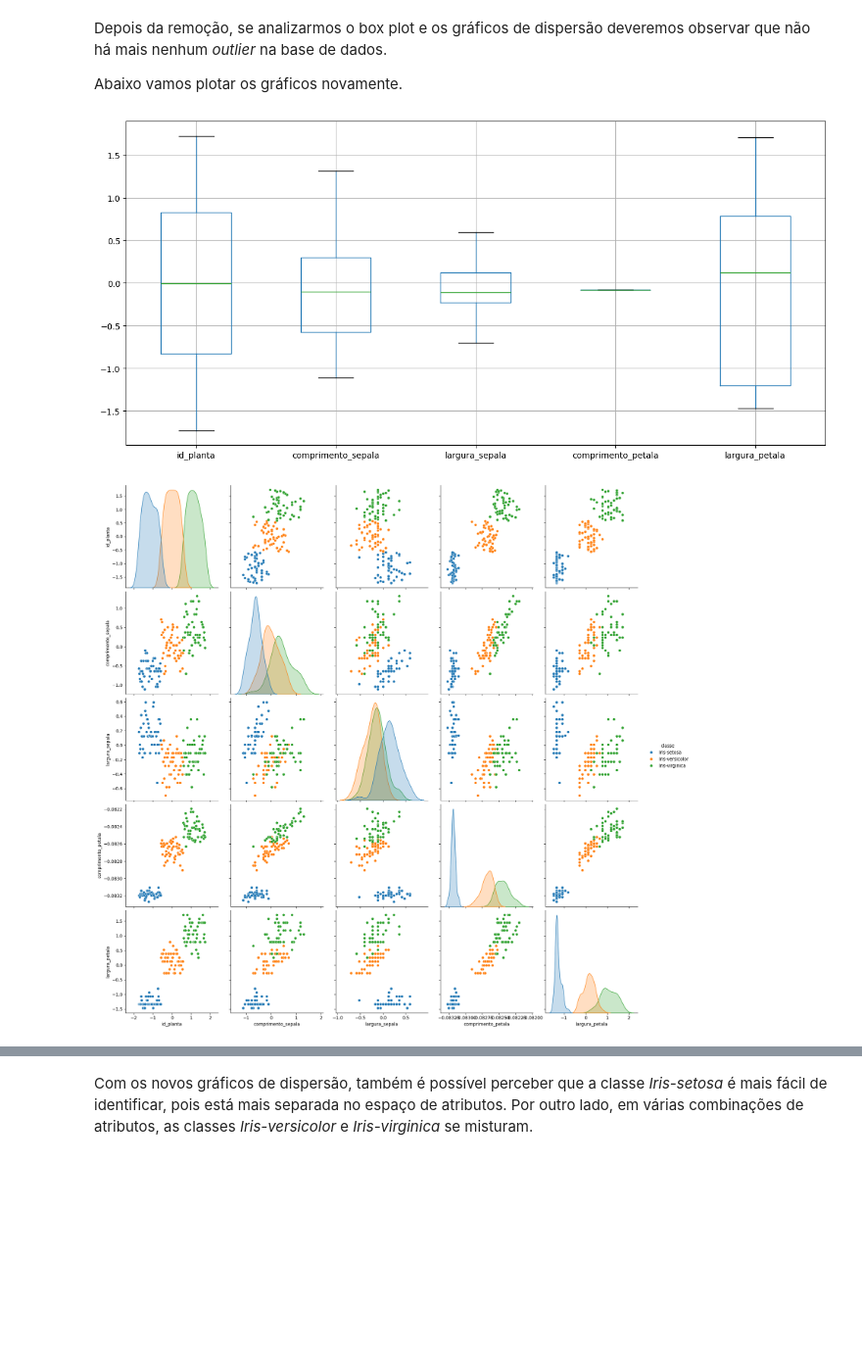
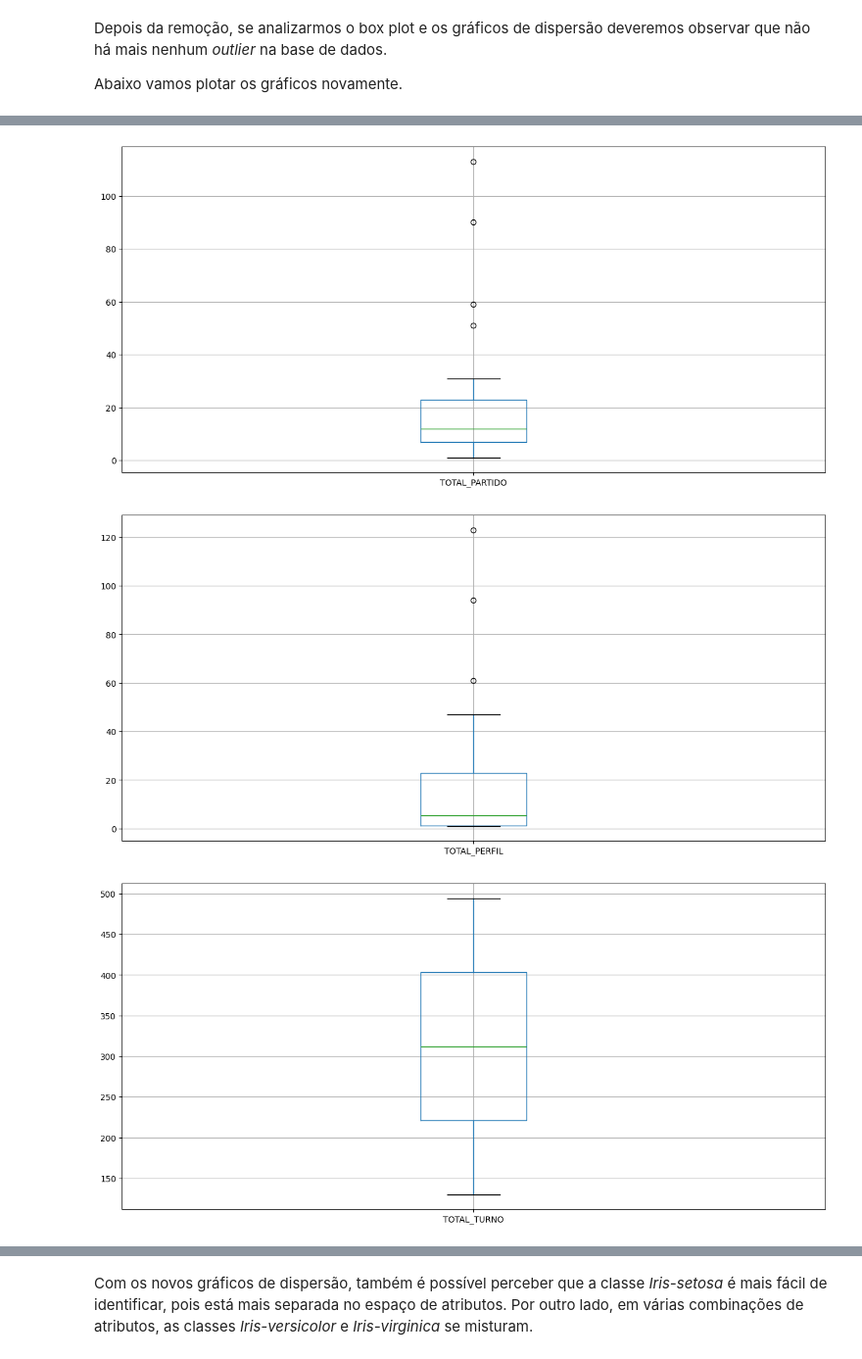
Before and after one commit to theendie/TrabalhoFinal_Coleta, a Jupyter notebook: analise.ipynb, the cells around one changed output, grey strips where cells are left out. Shown: that part at 98% size. Drawn from its saved outputs; the diff is of its cells as text; code cells hidden in the pictures; blank space fills up the shorter version.

```diff
--- a/analise.ipynb
+++ b/analise.ipynb
@@ -693,16 +739,23 @@ df_dataset = df_dataset[~((df_dataset[atributos_numericos] < limite_inferior) |
 Depois da remoção, se analizarmos o box plot e os gráficos de dispersão deveremos observar que não há mais nenhum *outlier* na base de dados.
 
 Abaixo vamos plotar os gráficos novamente.
-# %%
-# apresenta as principais estatísticas sobre a base de dados
-df_dataset.boxplot(figsize=(15,7))
-plt.show()
-
-# matriz de gráficos scatter
-sns.pairplot(df_dataset, hue='classe', height=3.5)
-
-# mostra o gráfico usando a função show() da matplotlib
-plt.show()
-# %% [output]
-[figure, removed]
-[figure, removed]
+# %%
+# gera um bloxplot para cada atributo
+cassacoes_por_estado.boxplot(figsize=(15,7))
+plt.show()
+
+cassacoes_por_motivo.boxplot(figsize=(15,7))
+plt.show()
+
+cassacoes_por_partido.boxplot(figsize=(15,7))
+plt.show()
+
+cassacoes_por_perfil.boxplot(figsize=(15,7))
+plt.show()
+
+cassacoes_por_turno.boxplot(figsize=(15,7))
+plt.show()
+
+cassacoes_por_ocupacao.boxplot(figsize=(15,7))
+plt.show()
+# %% [output]
@@ -708,0 +764,3 @@ plt.show()
+[figure, added]
+[figure, added]
+[figure, added]
```
Also changed, not shown: parts of 7 cells of this notebook, 5 other files.
